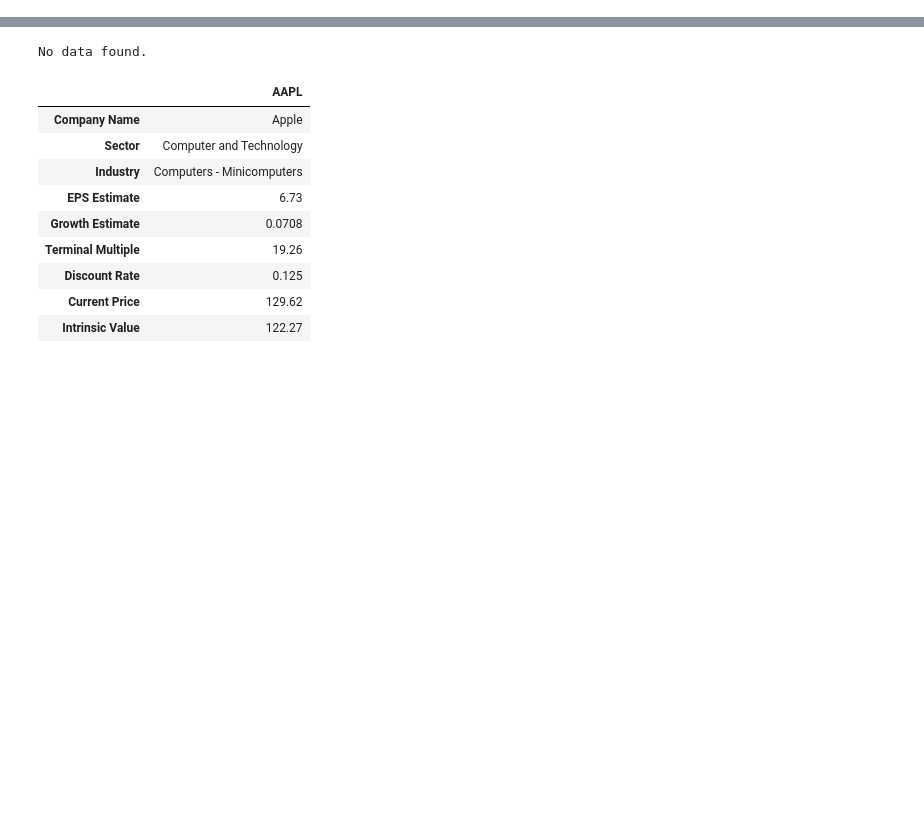
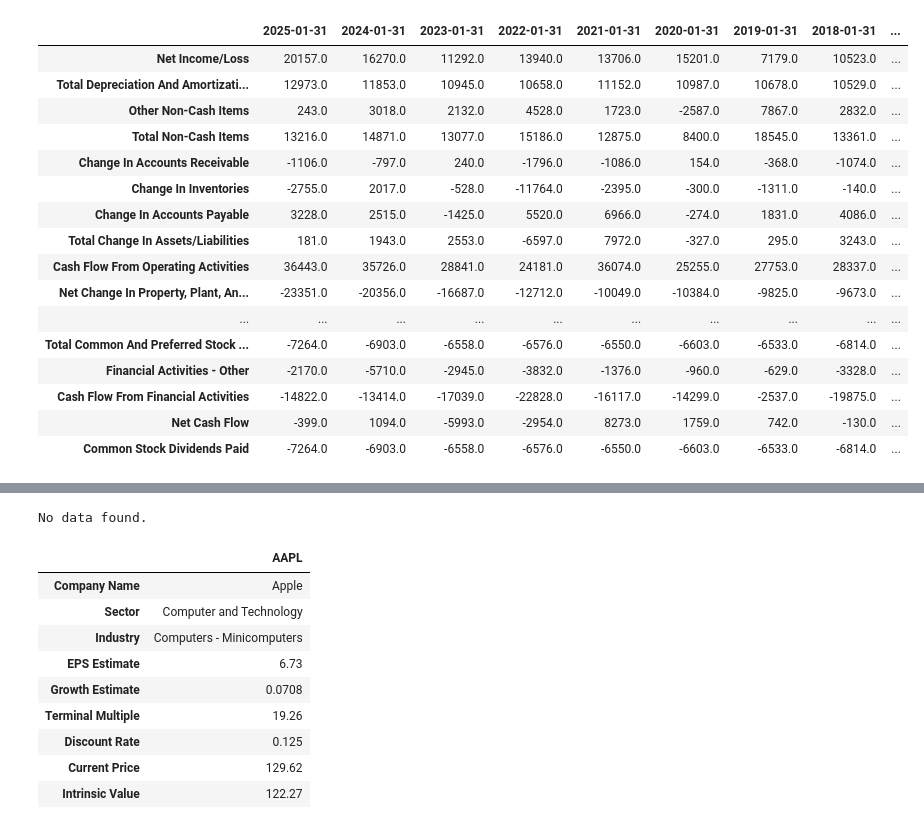
Before and after one commit to johnk314/Financials, a Jupyter notebook: macrotrends-api-v3.1.7.ipynb, the cells around one changed output, grey strips where cells are left out. Saved outputs shown, nothing was run; the diff lists cells and outputs as text; code cells hidden in the pictures; blank space fills up the shorter version.

```diff
--- a/macrotrends-api-v3.1.7.ipynb
+++ b/macrotrends-api-v3.1.7.ipynb
@@ -40 +57,27 @@ company.current_ratio
+# %%
+a = f.Ticker(ticker='wmt')
+# b = a._get_financials(statement='balance-sheet')
+# b = b.T
+# b.sort_index(ascending=True, inplace=True)
+# b.T
+# a.price_history['Volume'].plot()
+a.cash_flow_annual
+# %% [output]
+|  | 2025-01-31 | 2024-01-31 | 2023-01-31 | 2022-01-31 | 2021-01-31 | 2020-01-31 | 2019-01-31 | 2018-01-31 | ... |
+| Net Income/Loss | 20157.0 | 16270.0 | 11292.0 | 13940.0 | 13706.0 | 15201.0 | 7179.0 | 10523.0 | ... |
+| Total Depreciation And Amortizati... | 12973.0 | 11853.0 | 10945.0 | 10658.0 | 11152.0 | 10987.0 | 10678.0 | 10529.0 | ... |
+| Other Non-Cash Items | 243.0 | 3018.0 | 2132.0 | 4528.0 | 1723.0 | -2587.0 | 7867.0 | 2832.0 | ... |
+| Total Non-Cash Items | 13216.0 | 14871.0 | 13077.0 | 15186.0 | 12875.0 | 8400.0 | 18545.0 | 13361.0 | ... |
+| Change In Accounts Receivable | -1106.0 | -797.0 | 240.0 | -1796.0 | -1086.0 | 154.0 | -368.0 | -1074.0 | ... |
+| Change In Inventories | -2755.0 | 2017.0 | -528.0 | -11764.0 | -2395.0 | -300.0 | -1311.0 | -140.0 | ... |
+| Change In Accounts Payable | 3228.0 | 2515.0 | -1425.0 | 5520.0 | 6966.0 | -274.0 | 1831.0 | 4086.0 | ... |
+| Total Change In Assets/Liabilities | 181.0 | 1943.0 | 2553.0 | -6597.0 | 7972.0 | -327.0 | 295.0 | 3243.0 | ... |
+| Cash Flow From Operating Activities | 36443.0 | 35726.0 | 28841.0 | 24181.0 | 36074.0 | 25255.0 | 27753.0 | 28337.0 | ... |
+| Net Change In Property, Plant, An... | -23351.0 | -20356.0 | -16687.0 | -12712.0 | -10049.0 | -10384.0 | -9825.0 | -9673.0 | ... |
+| ... | ... | ... | ... | ... | ... | ... | ... | ... | ... |
+| Total Common And Preferred Stock ... | -7264.0 | -6903.0 | -6558.0 | -6576.0 | -6550.0 | -6603.0 | -6533.0 | -6814.0 | ... |
+| Financial Activities - Other | -2170.0 | -5710.0 | -2945.0 | -3832.0 | -1376.0 | -960.0 | -629.0 | -3328.0 | ... |
+| Cash Flow From Financial Activities | -14822.0 | -13414.0 | -17039.0 | -22828.0 | -16117.0 | -14299.0 | -2537.0 | -19875.0 | ... |
+| Net Cash Flow | -399.0 | 1094.0 | -5993.0 | -2954.0 | 8273.0 | 1759.0 | 742.0 | -130.0 | ... |
+| Common Stock Dividends Paid | -7264.0 | -6903.0 | -6558.0 | -6576.0 | -6550.0 | -6603.0 | -6533.0 | -6814.0 | ... |
 # %%
```
Also changed, not shown: parts of 4 cells of this notebook, 1 other file.
